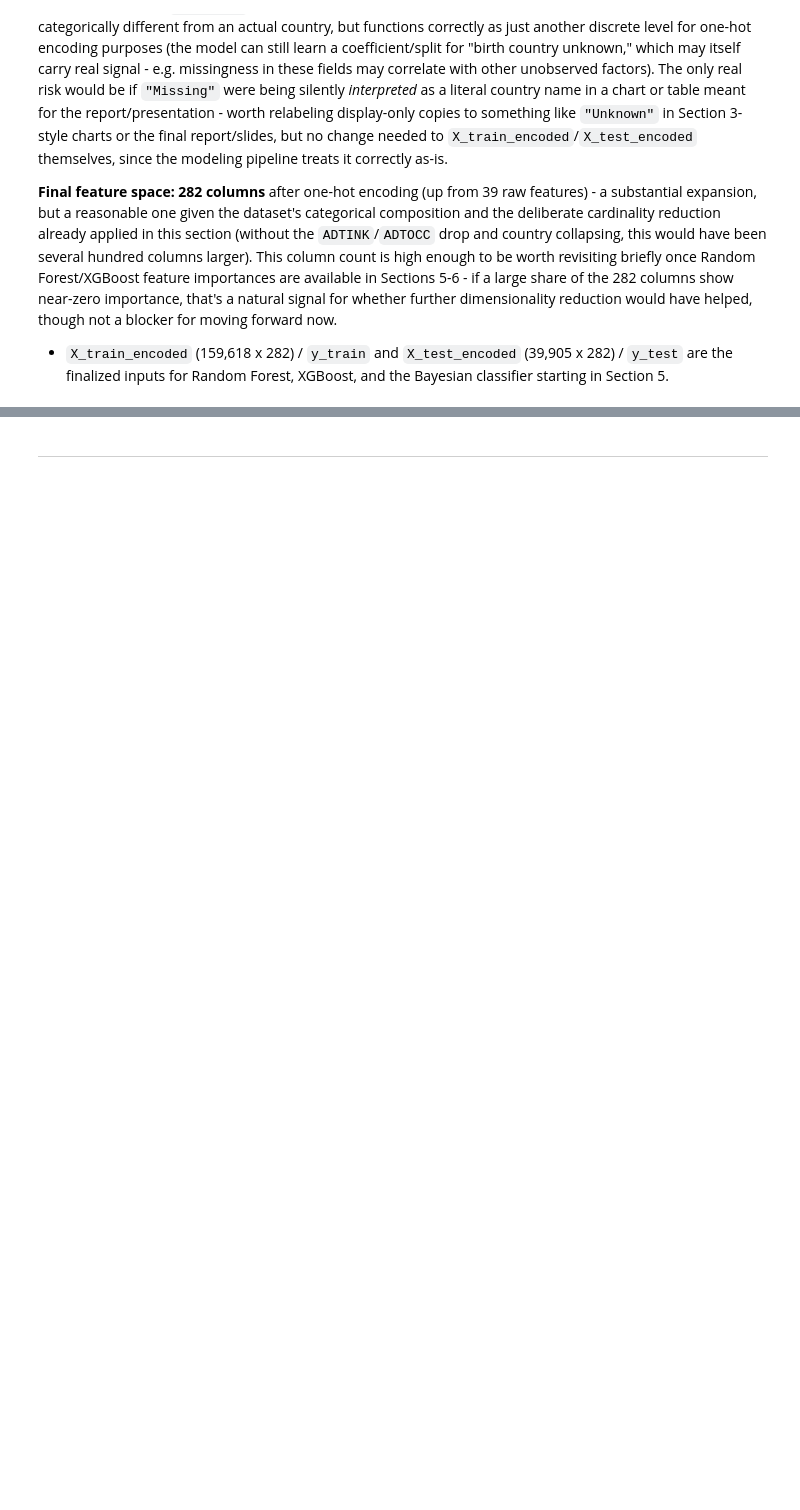
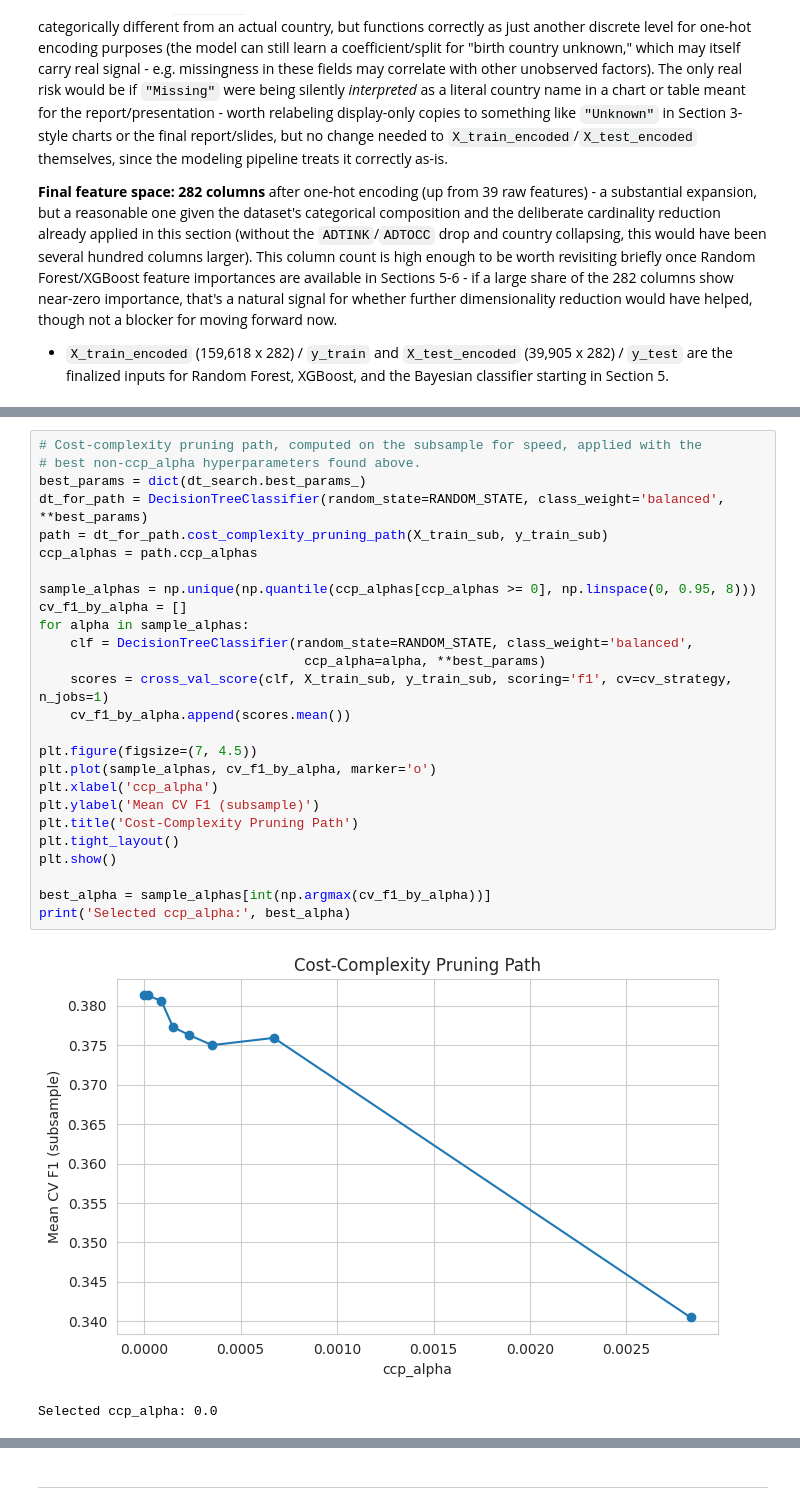
Before and after one commit to zendevs-uta/DataMining, a Jupyter notebook: Data_Final.ipynb, the cells around one changed output, grey strips where cells are left out. Saved outputs shown, nothing was run; the diff lists cells and outputs as text; blank space fills up the shorter version.

```diff
--- a/Data_Final.ipynb
+++ b/Data_Final.ipynb
@@ -1310,0 +1420,29 @@ a blocker for moving forward now.
+# %%
+# Cost-complexity pruning path, computed on the subsample for speed, applied with the
+# best non-ccp_alpha hyperparameters found above.
+best_params = dict(dt_search.best_params_)
+dt_for_path = DecisionTreeClassifier(random_state=RANDOM_STATE, class_weight='balanced', **best_params)
+path = dt_for_path.cost_complexity_pruning_path(X_train_sub, y_train_sub)
+ccp_alphas = path.ccp_alphas
+
+sample_alphas = np.unique(np.quantile(ccp_alphas[ccp_alphas >= 0], np.linspace(0, 0.95, 8)))
+cv_f1_by_alpha = []
+for alpha in sample_alphas:
+    clf = DecisionTreeClassifier(random_state=RANDOM_STATE, class_weight='balanced',
+                                  ccp_alpha=alpha, **best_params)
+    scores = cross_val_score(clf, X_train_sub, y_train_sub, scoring='f1', cv=cv_strategy, n_jobs=1)
+    cv_f1_by_alpha.append(scores.mean())
+
+plt.figure(figsize=(7, 4.5))
+plt.plot(sample_alphas, cv_f1_by_alpha, marker='o')
+plt.xlabel('ccp_alpha')
+plt.ylabel('Mean CV F1 (subsample)')
+plt.title('Cost-Complexity Pruning Path')
+plt.tight_layout()
+plt.show()
+
+best_alpha = sample_alphas[int(np.argmax(cv_f1_by_alpha))]
+print('Selected ccp_alpha:', best_alpha)
+# %% [output]
+[figure, added]
+Selected ccp_alpha: 0.0
```
Also changed, not shown: parts of 29 cells of this notebook.
